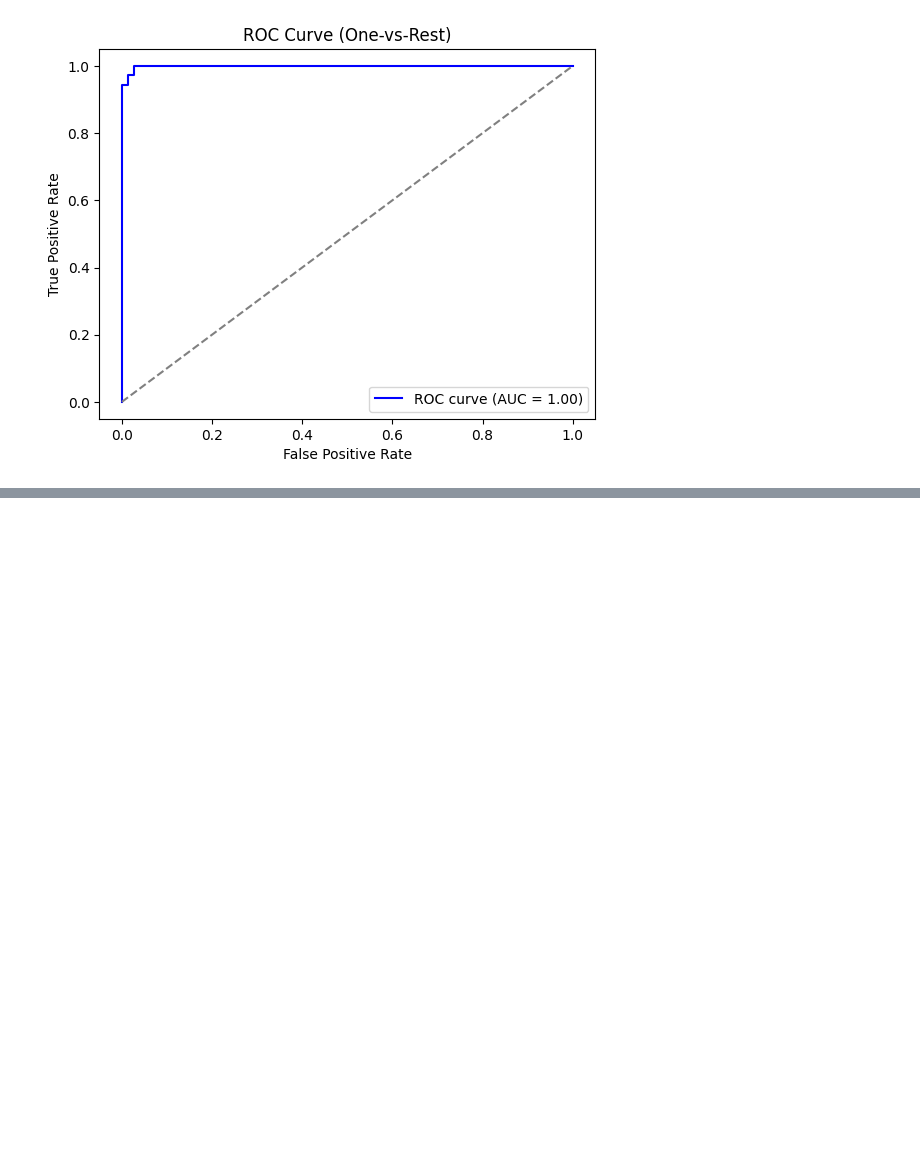
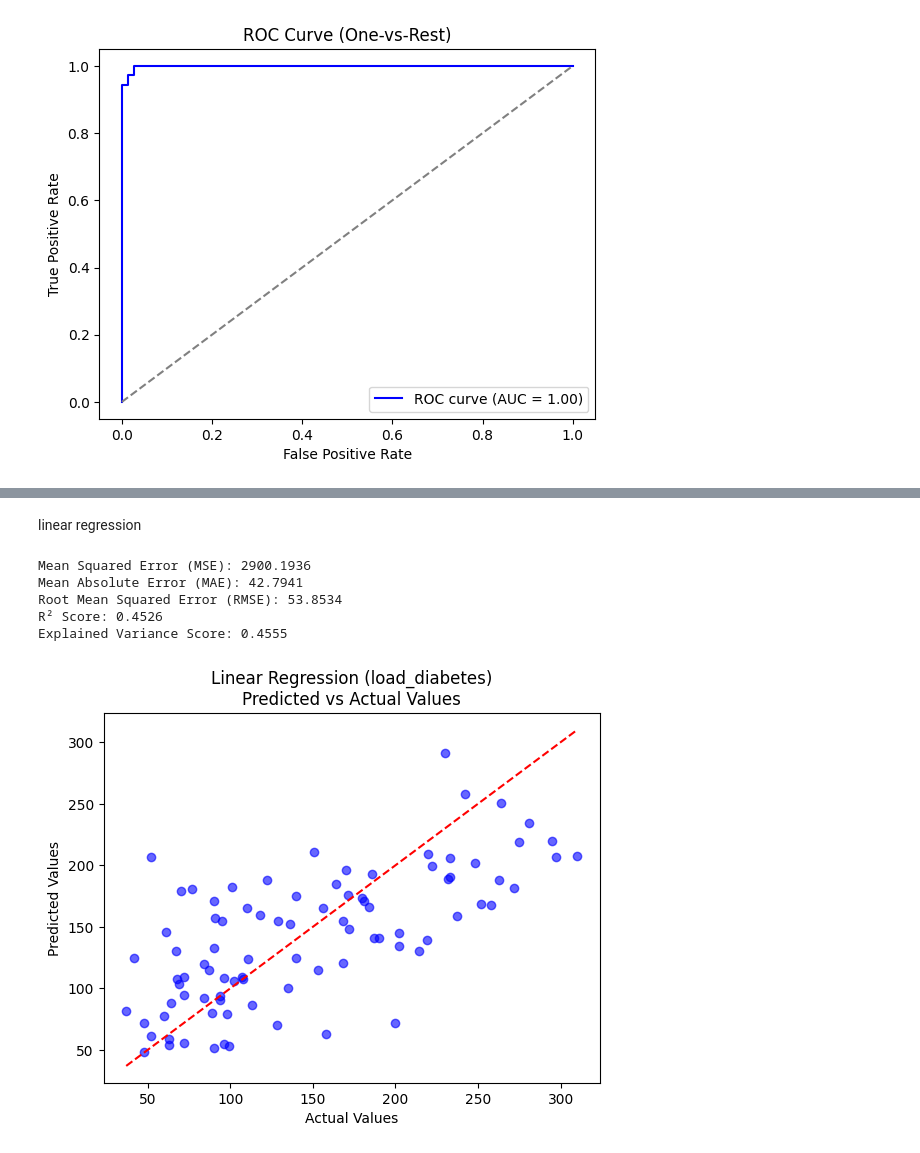
Before and after one commit to aditya-kurup/ml-lab, a Jupyter notebook: q1.ipynb, the cells around one changed output, grey strips where cells are left out. Cells and saved outputs as stored; diff of their text form; code cells hidden in the pictures; blank space fills up the shorter version.

```diff
--- a/q1.ipynb
+++ b/q1.ipynb
@@ -884,0 +915,57 @@ weighted avg       0.95      0.94      0.94        36
+# %% [markdown]
+linear regression
+# %%
+# Step 1: Import libraries
+import numpy as np
+import matplotlib.pyplot as plt
+from sklearn.datasets import load_diabetes
+from sklearn.model_selection import train_test_split
+from sklearn.linear_model import LinearRegression
+from sklearn.metrics import (
+    mean_squared_error, mean_absolute_error, r2_score,
+    explained_variance_score
+)
+
+# Step 2: Load dataset
+data = load_diabetes()
+X, y = data.data, data.target
+
+# Step 3: Split data
+X_train, X_test, y_train, y_test = train_test_split(
+    X, y, test_size=0.2, random_state=42
+)
+
+# Step 4: Create and train Linear Regression model
+lin_reg = LinearRegression()
+lin_reg.fit(X_train, y_train)
+
+# Step 5: Predict
+y_pred = lin_reg.predict(X_test)
+
+# Step 6: Evaluation metrics
+mse = mean_squared_error(y_test, y_pred)
+mae = mean_absolute_error(y_test, y_pred)
+rmse = np.sqrt(mse)
+r2 = r2_score(y_test, y_pred)
+evs = explained_variance_score(y_test, y_pred)
+
+print(f"Mean Squared Error (MSE): {mse:.4f}")
+print(f"Mean Absolute Error (MAE): {mae:.4f}")
+print(f"Root Mean Squared Error (RMSE): {rmse:.4f}")
+print(f"R² Score: {r2:.4f}")
+print(f"Explained Variance Score: {evs:.4f}")
+
+# Step 7: Regression Plot (Predicted vs Actual)
+plt.scatter(y_test, y_pred, color='blue', alpha=0.6)
+plt.plot([y_test.min(), y_test.max()], [y_test.min(), y_test.max()], 'r--')
+plt.title('Linear Regression (load_diabetes)\nPredicted vs Actual Values')
+plt.xlabel('Actual Values')
+plt.ylabel('Predicted Values')
+plt.show()
+# %% [output]
+Mean Squared Error (MSE): 2900.1936
+Mean Absolute Error (MAE): 42.7941
+Root Mean Squared Error (RMSE): 53.8534
+R² Score: 0.4526
+Explained Variance Score: 0.4555
+[figure, added]
```
Also changed, not shown: parts of 11 cells of this notebook.
